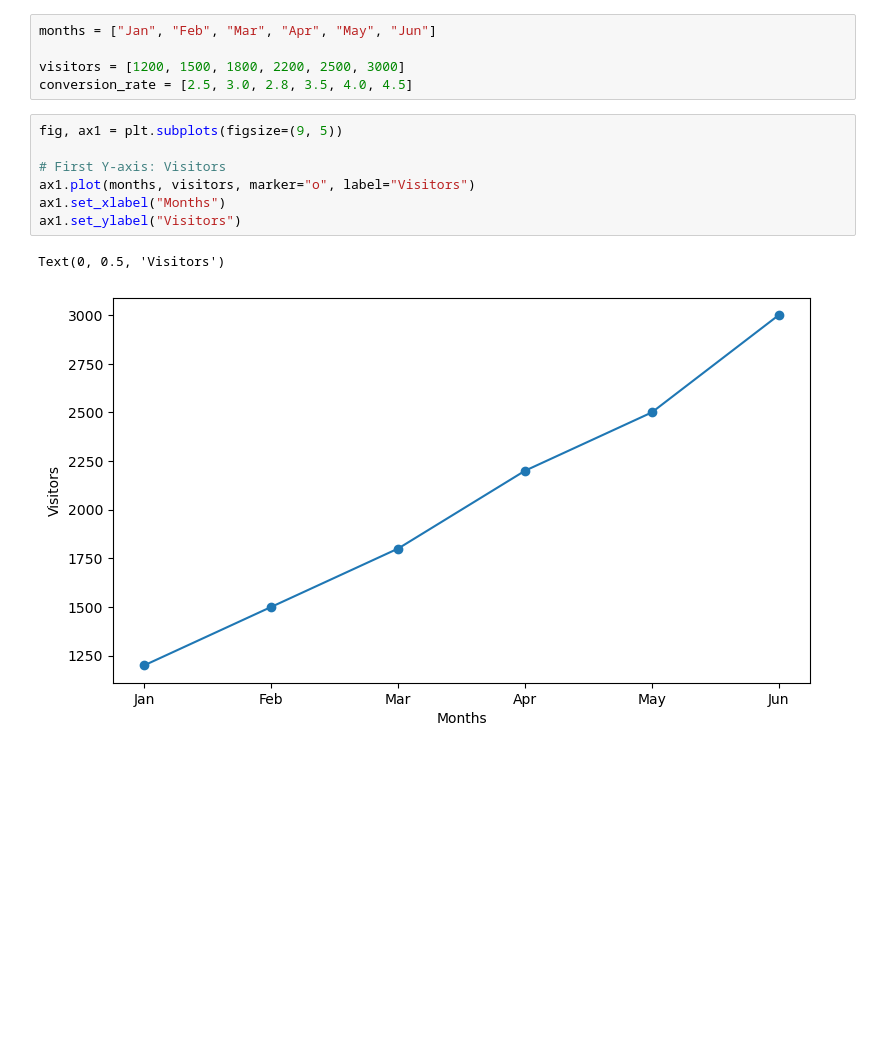
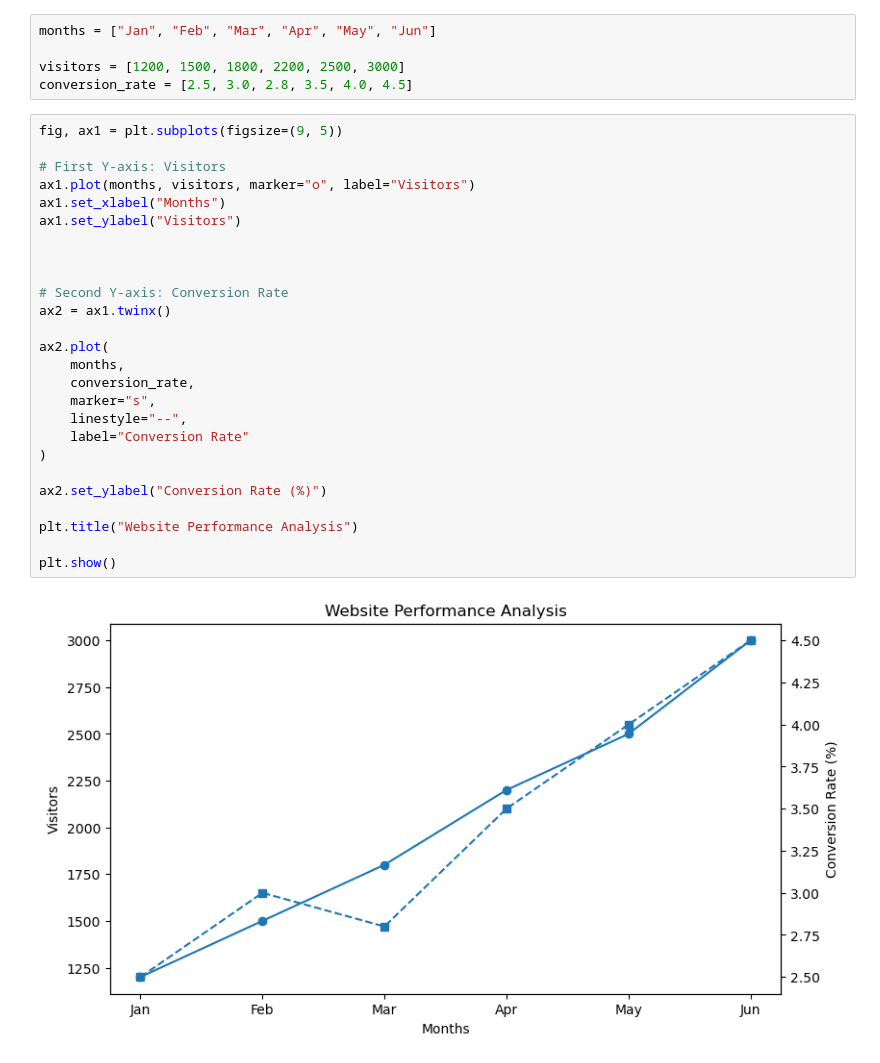
Before and after one commit to mdsohailalam0805-collab/Matplotlib-journey, a Jupyter notebook: practice/Dual Axis Chart (twinx).ipynb, the cells around one changed output. Drawn from its saved outputs; the diff is of its cells as text; blank space fills up the shorter version.

```diff
--- a/practice/Dual Axis Chart (twinx).ipynb
+++ b/practice/Dual Axis Chart (twinx).ipynb
@@ -8,10 +8,28 @@ conversion_rate = [2.5, 3.0, 2.8, 3.5, 4.0, 4.5]
 # %%
 fig, ax1 = plt.subplots(figsize=(9, 5))
 
 # First Y-axis: Visitors
 ax1.plot(months, visitors, marker="o", label="Visitors")
 ax1.set_xlabel("Months")
 ax1.set_ylabel("Visitors")
+
+
+
+# Second Y-axis: Conversion Rate
+ax2 = ax1.twinx()
+
+ax2.plot(
+    months,
+    conversion_rate,
+    marker="s",
+    linestyle="--",
+    label="Conversion Rate"
+)
+
+ax2.set_ylabel("Conversion Rate (%)")
+
+plt.title("Website Performance Analysis")
+
+plt.show()
 # %% [output]
-Text(0, 0.5, 'Visitors')
-[figure, old version]
+[figure, new version]
```
